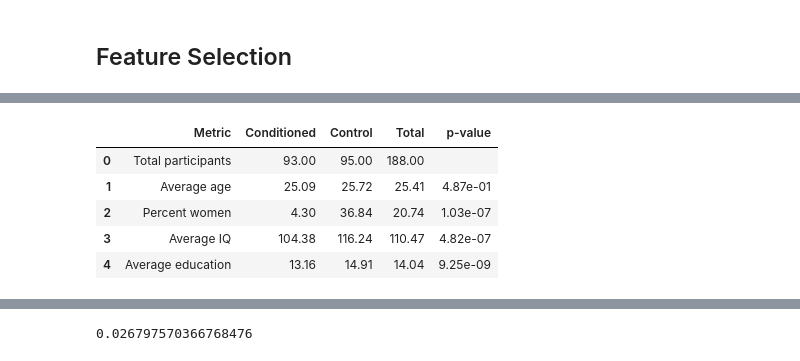
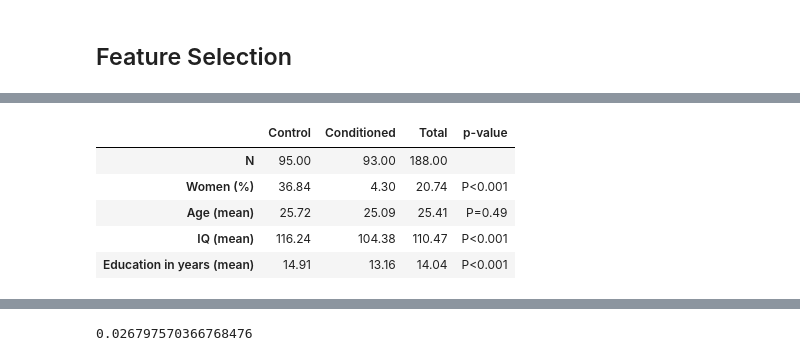
Before and after one commit to khushee-g/EEG, a Jupyter notebook: Complete_Simplified_Code.ipynb, the cells around one changed output, grey strips where cells are left out. Cells and saved outputs as stored; diff of their text form; code cells hidden in the pictures.

```diff
--- a/Complete_Simplified_Code.ipynb
+++ b/Complete_Simplified_Code.ipynb
@@ -15,28 +15,25 @@ import matplotlib.pyplot as plt
 import matplotlib.axes as ax
 from matplotlib.animation import FuncAnimation
 # %%
-data1 = pd.read_csv('/content/EEG.machinelearing_data_BRMH.csv')
-df = data1[data1['specific_disorder'].isin(['Behavioral addiction disorder', 'Healthy control'])]
-
 import pandas as pd
 from scipy.stats import ttest_ind, chi2_contingency
+from IPython.display import display
 
-# Filter groups
+data1 = pd.read_csv('/content/EEG.machinelearing_data_BRMH.csv')
+df = data1.loc[data1['specific_disorder'].isin(['Behavioral addiction disorder', 'Healthy control'])].copy()
+
 conditioned = df[df['specific_disorder'] == 'Behavioral addiction disorder']
 control = df[df['specific_disorder'] == 'Healthy control']
 total = pd.concat([conditioned, control])
 
-# Total counts
 n_conditioned = len(conditioned)
 n_control = len(control)
 n_total = len(total)
 
-# Percent women
 percent_women_conditioned = (conditioned['sex'] == 'F').mean() * 100
 percent_women_control = (control['sex'] == 'F').mean() * 100
 percent_women_total = (total['sex'] == 'F').mean() * 100
 
-# Averages
 age_avg_conditioned = conditioned['age'].mean()
 age_avg_control = control['age'].mean()
 age_avg_total = total['age'].mean()
@@ -49,43 +46,69 @@ education_avg_conditioned = conditioned['education'].mean()
 education_avg_control = control['education'].mean()
 education_avg_total = total['education'].mean()
 
-# p-values
 p_age = ttest_ind(conditioned['age'], control['age'], equal_var=False).pvalue
 p_IQ = ttest_ind(conditioned['IQ'].dropna(), control['IQ'].dropna(), equal_var=False).pvalue
-print(p_IQ)
 p_edu = ttest_ind(conditioned['education'].dropna(), control['education'].dropna(), equal_var=False).pvalue
 
-# Sex: Chi-square
 contingency = pd.crosstab(df['specific_disorder'], df['sex'])
 _, p_sex, _, _ = chi2_contingency(contingency)
 
+index_order = ['N', 'Women (%)', 'Age (mean)', 'IQ (mean)', 'Education in years (mean)']
+
 summary_df = pd.DataFrame({
-    'Metric': ['Total participants', 'Average age', 'Percent women', 'Average IQ', 'Average education'],
-    'Conditioned': [n_conditioned, age_avg_conditioned, percent_women_conditioned, IQ_avg_conditioned, education_avg_conditioned],
-    'Control': [n_control, age_avg_control, percent_women_control, IQ_avg_control, education_avg_control],
-    'Total': [n_total, age_avg_total, percent_women_total, IQ_avg_total, education_avg_total],
-    'p-value': [None, p_age, p_sex, p_IQ, p_edu]
-})
-
-
-
-summary_df[['Conditioned', 'Control', 'Total']] = summary_df[['Conditioned', 'Control', 'Total']].round(2)
-summary_df['p-value'] = summary_df['p-value'].apply(lambda x: f"{x:.2e}" if pd.notnull(x) else '')
-
-
-from IPython.display import display
+    'Control': [n_control, percent_women_control, age_avg_control, IQ_avg_control, education_avg_control],
+    'Conditioned': [n_conditioned, percent_women_conditioned, age_avg_conditioned, IQ_avg_conditioned, education_avg_conditioned],
+    'Total': [n_total, percent_women_total, age_avg_total, IQ_avg_total, education_avg_total],
+    'p-value': [
+        '',
+        'P<0.001' if p_sex < 0.001 else f'P={p_sex:.2f}',
+        f'P={p_age:.2f}',
+        'P<0.001' if p_IQ < 0.001 else f'P={p_IQ:.2f}',
+        'P<0.001' if p_edu < 0.001 else f'P={p_edu:.2f}'
+    ]
+}, index=index_order)
 
 styled_df = summary_df.style \
+    .format({'Control': '{:.2f}', 'Conditioned': '{:.2f}', 'Total': '{:.2f}'}) \
     .set_table_styles([
-        {'selector': 'td, th', 'props': [('border', '1px solid black'), ('border-collapse', 'collapse')]}
+        {
+            'selector': 'thead th',
+            'props': [
+                ('border-top', '2px solid black'),
+                ('border-bottom', '2px solid black'),
+                ('background-color', 'white'),
+                ('text-align', 'center'),
+                ('padding', '6px')
+            ]
+        },
+        {
+            'selector': 'tbody td',
+            'props': [
+                ('border', 'none'),
+                ('background-color', 'white'),
+                ('text-align', 'center'),
+                ('padding', '6px')
+            ]
+        },
+        {
+            'selector': 'tbody th',
+            'props': [
+                ('border', 'none'),
+                ('background-color', 'white'),
+                ('text-align', 'center'),
+                ('padding', '6px')
+            ]
+        },
+        {
+            'selector': 'tbody tr:last-child',
+            'props': [('border-bottom', '2px solid black')]
+        },
+        {
+            'selector': '',
+            'props': [('border', 'none')]
+        }
     ]) \
-    .format(precision=2) \
-    .set_properties(**{
-        'text-align': 'center'
-    }) \
     .set_caption("Group Comparison")
 
 display(styled_df)
-
-print(summary_df)
 # %% [output]
@@ -94,6 +116,6 @@ Group Comparison
-|  | Metric | Conditioned | Control | Total | p-value |
-| 0 | Total participants | 93.00 | 95.00 | 188.00 |  |
-| 1 | Average age | 25.09 | 25.72 | 25.41 | 4.87e-01 |
-| 2 | Percent women | 4.30 | 36.84 | 20.74 | 1.03e-07 |
-| 3 | Average IQ | 104.38 | 116.24 | 110.47 | 4.82e-07 |
-| 4 | Average education | 13.16 | 14.91 | 14.04 | 9.25e-09 |
+|  | Control | Conditioned | Total | p-value |
+| N | 95.00 | 93.00 | 188.00 |  |
+| Women (%) | 36.84 | 4.30 | 20.74 | P<0.001 |
+| Age (mean) | 25.72 | 25.09 | 25.41 | P=0.49 |
+| IQ (mean) | 116.24 | 104.38 | 110.47 | P<0.001 |
+| Education in years (mean) | 14.91 | 13.16 | 14.04 | P<0.001 |
```
Also changed, not shown: parts of 14 cells of this notebook.
